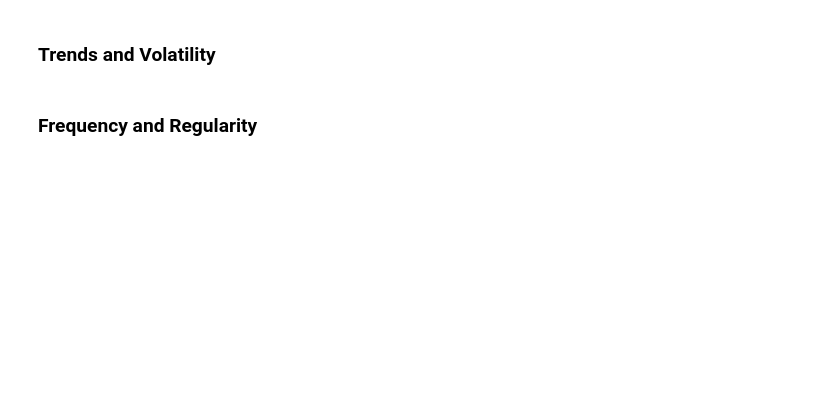
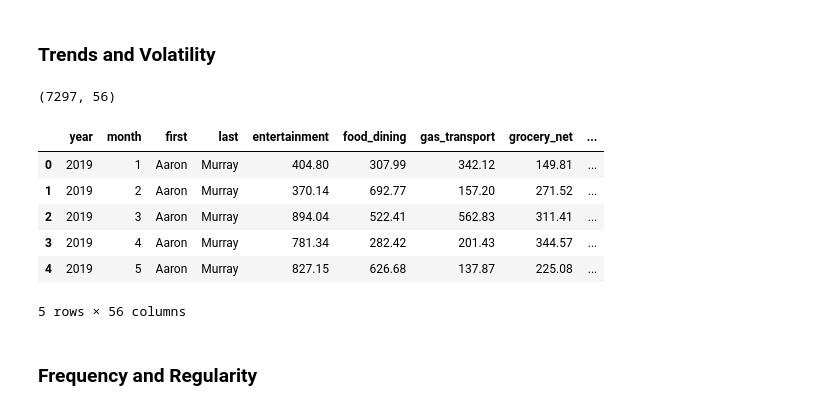
Before and after one commit to tdamasco/FinancialBehaviorXAI-UI, a Jupyter notebook: code/newDataTestMain/newDataTestMain.ipynb, the cells around one changed output. Drawn from its saved outputs; the diff is of its cells as text; code cells hidden in the pictures; blank space fills up the shorter version.

```diff
--- a/code/newDataTestMain/newDataTestMain.ipynb
+++ b/code/newDataTestMain/newDataTestMain.ipynb
@@ -34,12 +93,28 @@ df.head()
 # %% [markdown]
 ### Trends and Volatility
 # %%
+# from trends import calculate_trends_and_volatility
+
+# df = calculate_trends_and_volatility(df)
+# df.to_csv(r"c:\DS440\FinancialBehaviorXAI\data\v2\trends.csv", index=False)
+# print(df.shape)
+# df.head()
+
 from trends import calculate_trends_and_volatility
 
 df = calculate_trends_and_volatility(df)
-df.to_csv(r"c:\DS440\FinancialBehaviorXAI\data\v2\trends.csv", index=False)
+df.to_csv(DATA_OUT / "trends.csv", index=False)
 print(df.shape)
 df.head()
+# %% [output]
+(7297, 56)
+|  | year | month | first | last | entertainment | food_dining | gas_transport | grocery_net | ... |
+| 0 | 2019 | 1 | Aaron | Murray | 404.80 | 307.99 | 342.12 | 149.81 | ... |
+| 1 | 2019 | 2 | Aaron | Murray | 370.14 | 692.77 | 157.20 | 271.52 | ... |
+| 2 | 2019 | 3 | Aaron | Murray | 894.04 | 522.41 | 562.83 | 311.41 | ... |
+| 3 | 2019 | 4 | Aaron | Murray | 781.34 | 282.42 | 201.43 | 344.57 | ... |
+| 4 | 2019 | 5 | Aaron | Murray | 827.15 | 626.68 | 137.87 | 225.08 | ... |
+5 rows × 56 columns
 # %% [markdown]
 ### Frequency and Regularity
 # %%
```
Also changed, not shown: parts of 13 cells of this notebook.
